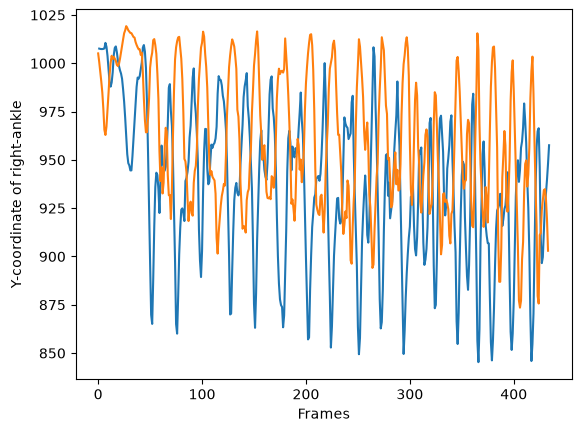
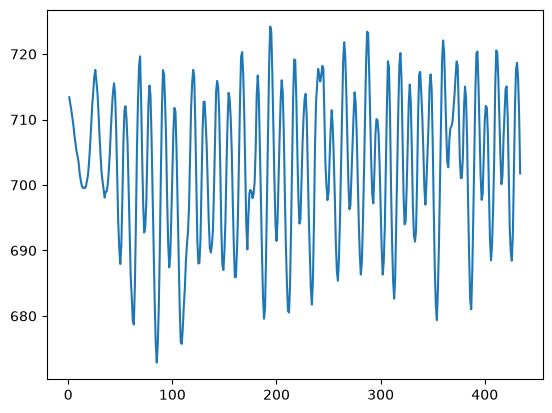
Code edit (unified diff) that turned the first committed figure into the second:
--- before
+++ after
@@ -1,7 +1,43 @@
-#Plotting the y coordinates of the right and left ankles
-plt.plot(frames, right_ankle_coords_smooth, label='right ankle')
-plt.plot(frames, left_ankle_coords_smooth, label='left ankle')
-plt.legend()
-plt.xlabel("Frames")
-plt.ylabel("Y-coordinate of ankle")
-plt.show()
+#Returns vertical oscillations and cadence
+def metrics():
+    #Applying the savgol filter to smoothen it out and remove noise -> Easier for peak detection for cadence
+    #find_peaks functions returns a tuple -> (arr, dict). dict must be discarded it isn't useful
+    window_length = 9
+    poly_order = 2
+    right_ankle_coords_smooth = savgol_filter(right_ankle_coords[:,1], window_length=window_length, polyorder=poly_order)
+    right_ankle_peaks, _ = find_peaks(right_ankle_coords_smooth, None, None, 8)
+
+    left_ankle_coords_smooth = savgol_filter(left_ankle_coords[:,1], window_length=window_length, polyorder=poly_order)
+    left_ankle_peaks, _ = find_peaks(left_ankle_coords_smooth, None, None, 8)
+
+    #The idea is that each peak corresponds to a step since when stepping the foot has to come to the highest y-axis. So this applies for both 
+    #feet so they're summed up. The total is averaged over the video duration
+    cadence = (len(right_ankle_peaks) + len(left_ankle_peaks)) / duration
+
+    right_hip_coords_smooth = savgol_filter(right_hip_coords[:,1], window_length=window_length, polyorder=poly_order)
+
+    left_hip_coords_smooth = savgol_filter(left_hip_coords[:,1], window_length=window_length, polyorder=poly_order)
+
+    #Finding the vertical oscillation is essentially checking the average oscillation during each stride. Strides can be determined via peaks
+    #on the ankle position graphs -> Higher the peak number, lower it is on the screen
+    #Finding the correct slice depending upon peaks in the ankle positioning
+    def calculate_avg_hip_oscillations(peak_arr, smooth_hip_coords):
+        #sum of hip_oscillations
+        s = 0
+        for i, peak in enumerate(peak_arr):
+            if i + 1 < len(peak_arr):
+                hip_frame_slice = smooth_hip_coords[peak: peak_arr[i+1] + 1]
+                max_pos = max(hip_frame_slice)
+                min_pos = min(hip_frame_slice)
+                res = max_pos - min_pos
+                s += res
+        
+        return s/len(peak_arr)
+    
+    left_hip_osc = calculate_avg_hip_oscillations(left_ankle_peaks, left_hip_coords_smooth)
+    right_hip_osc = calculate_avg_hip_oscillations(right_ankle_peaks, right_hip_coords_smooth)
+    avg_osc = (left_hip_osc + right_hip_osc)/2
+    plt.plot(frames, right_hip_coords_smooth)
+    return cadence, avg_osc
+
+print(metrics())

Commit: Added functionality to obtain vertical oscillation